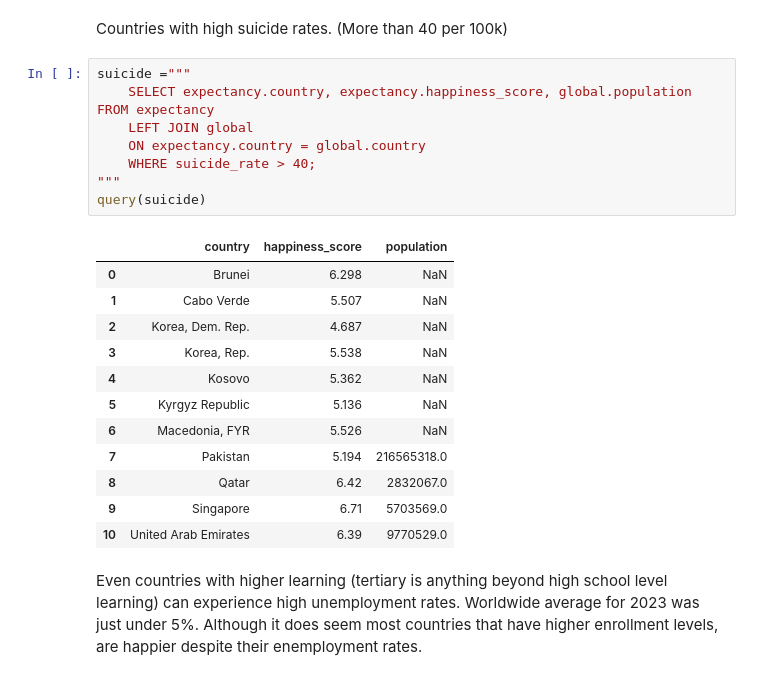
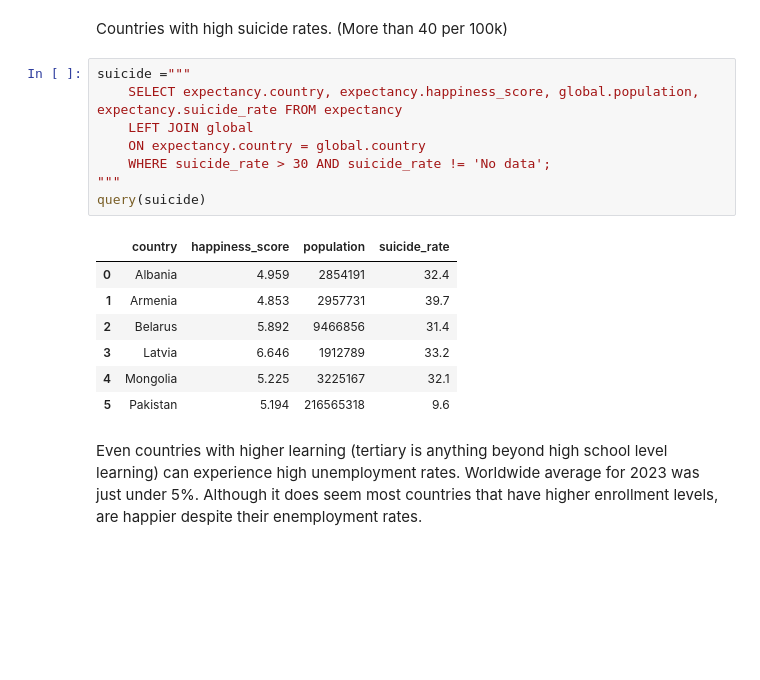
Before and after one commit to tara-hylton/world_happiness, a Jupyter notebook: world happiness.ipynb, the cells around one changed output. Saved outputs shown, nothing was run; the diff lists cells and outputs as text; blank space fills up the shorter version.

```diff
--- a/world happiness.ipynb
+++ b/world happiness.ipynb
@@ -732,25 +689,20 @@ query(inflation)
 Countries with high suicide rates. (More than 40 per 100k)
 # %%
 suicide ="""
-    SELECT expectancy.country, expectancy.happiness_score, global.population FROM expectancy
+    SELECT expectancy.country, expectancy.happiness_score, global.population, expectancy.suicide_rate FROM expectancy
     LEFT JOIN global
     ON expectancy.country = global.country
-    WHERE suicide_rate > 40;
+    WHERE suicide_rate > 30 AND suicide_rate != 'No data';
 """
 query(suicide)
 # %% [output]
-|  | country | happiness_score | population |
-| 0 | Brunei | 6.298 | NaN |
-| 1 | Cabo Verde | 5.507 | NaN |
-| 2 | Korea, Dem. Rep. | 4.687 | NaN |
-| 3 | Korea, Rep. | 5.538 | NaN |
-| 4 | Kosovo | 5.362 | NaN |
-| 5 | Kyrgyz Republic | 5.136 | NaN |
-| 6 | Macedonia, FYR | 5.526 | NaN |
-| 7 | Pakistan | 5.194 | 216565318.0 |
-| 8 | Qatar | 6.42 | 2832067.0 |
-| 9 | Singapore | 6.71 | 5703569.0 |
-| 10 | United Arab Emirates | 6.39 | 9770529.0 |
+|  | country | happiness_score | population | suicide_rate |
+| 0 | Albania | 4.959 | 2854191 | 32.4 |
+| 1 | Armenia | 4.853 | 2957731 | 39.7 |
+| 2 | Belarus | 5.892 | 9466856 | 31.4 |
+| 3 | Latvia | 6.646 | 1912789 | 33.2 |
+| 4 | Mongolia | 5.225 | 3225167 | 32.1 |
+| 5 | Pakistan | 5.194 | 216565318 | 9.6 |
 # %% [markdown]
 Even countries with higher learning (tertiary is anything beyond high school level learning) can experience high unemployment rates. Worldwide average for 2023 was just under 5%. Although it does seem most countries that have higher enrollment levels, are happier despite their enemployment rates.
 # %%
```
Also changed, not shown: parts of 7 cells of this notebook, 2 other files.
